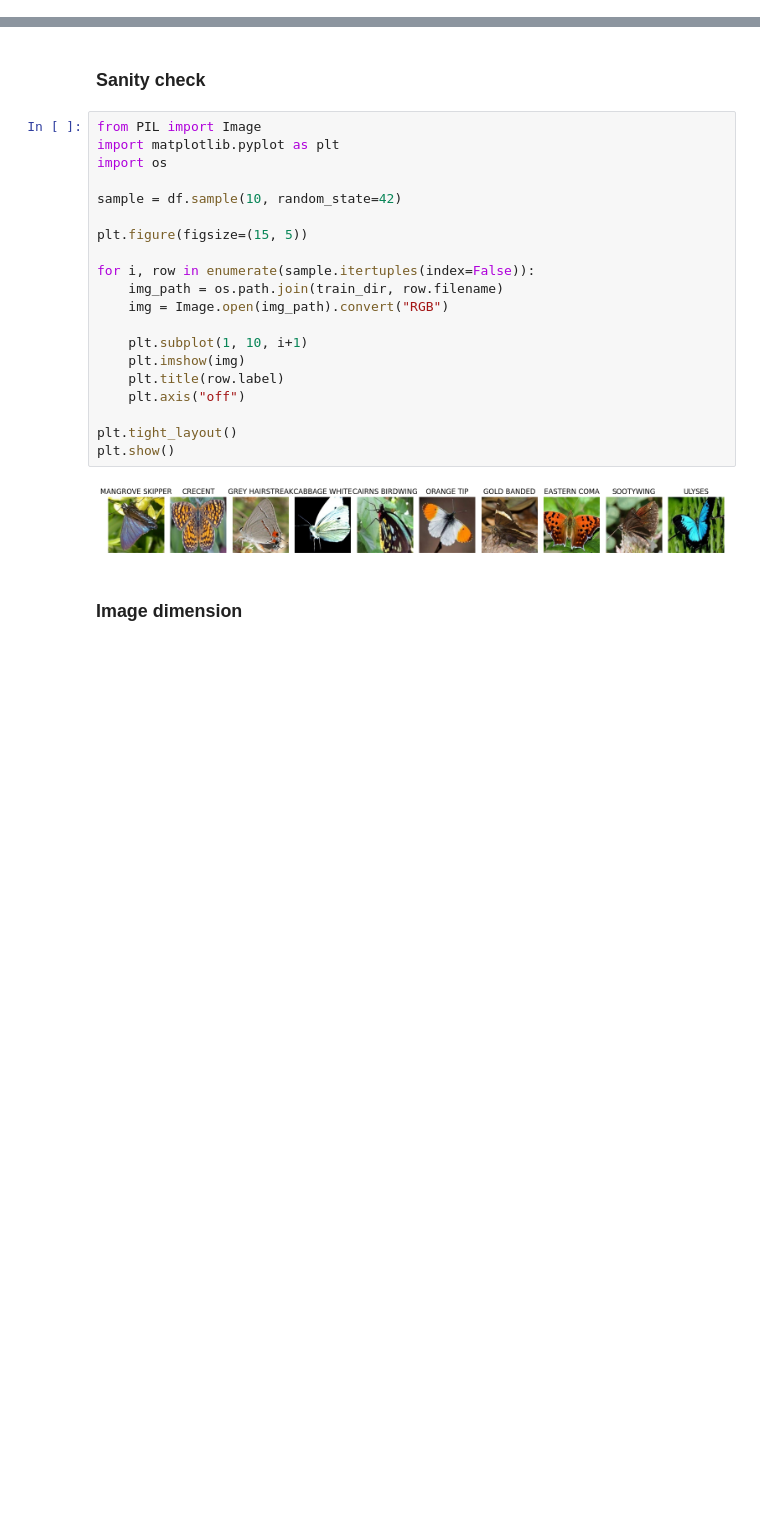
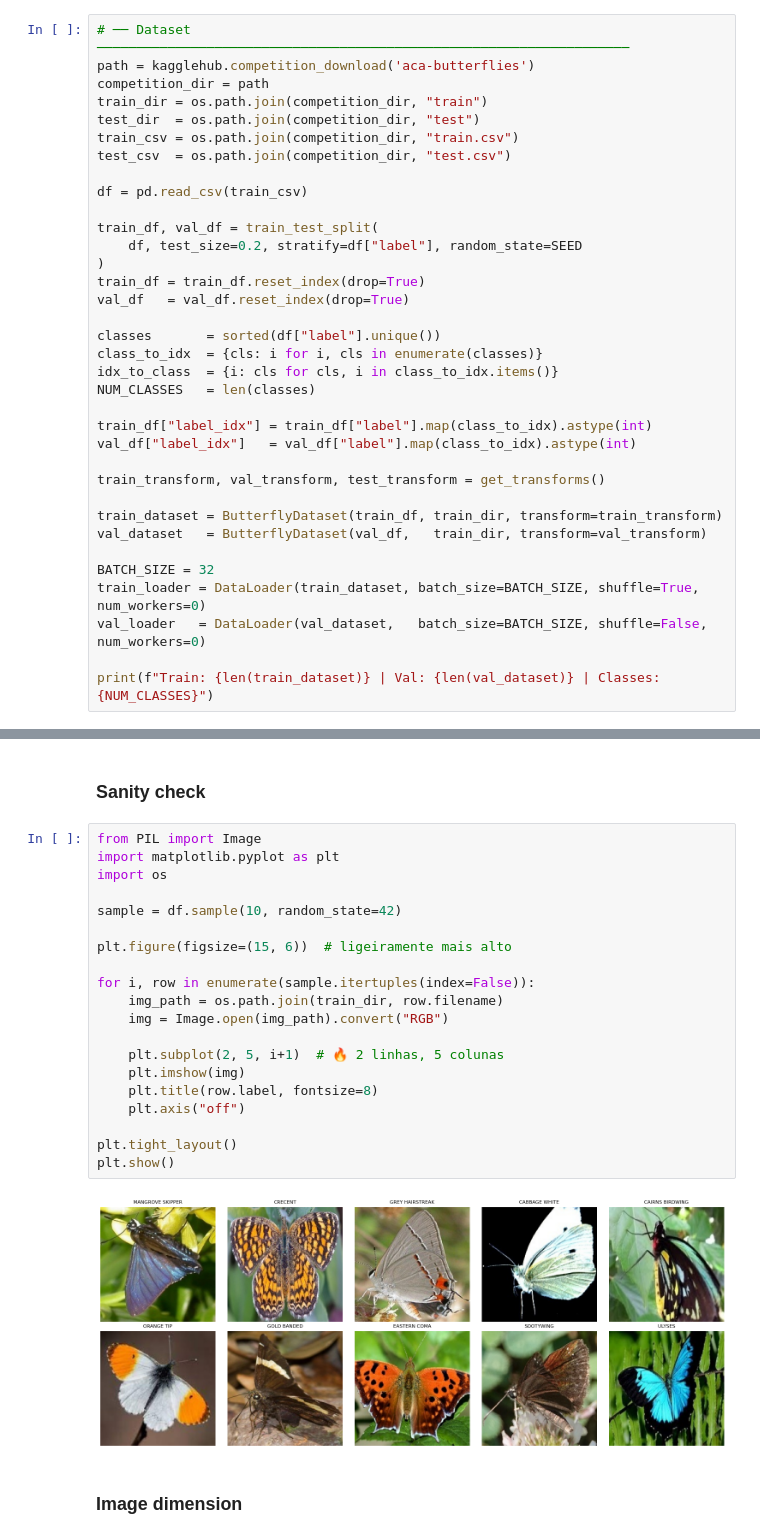
Before and after one commit to RitaDuarte222/ACA_project1, a Jupyter notebook: notebooks/01_data_exploration.ipynb, the cells around one changed output, grey strips where cells are left out. Drawn from its saved outputs; the diff is of its cells as text; blank space fills up the shorter version.

```diff
--- a/notebooks/01_data_exploration.ipynb
+++ b/notebooks/01_data_exploration.ipynb
@@ -17,0 +64,35 @@ np.random.seed(SEED)
+# %%
+# ── Dataset ────────────────────────────────────────────────────────────────────
+path = kagglehub.competition_download('aca-butterflies')
+competition_dir = path
+train_dir = os.path.join(competition_dir, "train")
+test_dir  = os.path.join(competition_dir, "test")
+train_csv = os.path.join(competition_dir, "train.csv")
+test_csv  = os.path.join(competition_dir, "test.csv")
+
+df = pd.read_csv(train_csv)
+
+train_df, val_df = train_test_split(
+    df, test_size=0.2, stratify=df["label"], random_state=SEED
+)
+train_df = train_df.reset_index(drop=True)
+val_df   = val_df.reset_index(drop=True)
+
+classes       = sorted(df["label"].unique())
+class_to_idx  = {cls: i for i, cls in enumerate(classes)}
+idx_to_class  = {i: cls for cls, i in class_to_idx.items()}
+NUM_CLASSES   = len(classes)
+
+train_df["label_idx"] = train_df["label"].map(class_to_idx).astype(int)
+val_df["label_idx"]   = val_df["label"].map(class_to_idx).astype(int)
+
+train_transform, val_transform, test_transform = get_transforms()
+
+train_dataset = ButterflyDataset(train_df, train_dir, transform=train_transform)
+val_dataset   = ButterflyDataset(val_df,   train_dir, transform=val_transform)
+
+BATCH_SIZE = 32
+train_loader = DataLoader(train_dataset, batch_size=BATCH_SIZE, shuffle=True,  num_workers=0)
+val_loader   = DataLoader(val_dataset,   batch_size=BATCH_SIZE, shuffle=False, num_workers=0)
+
+print(f"Train: {len(train_dataset)} | Val: {len(val_dataset)} | Classes: {NUM_CLASSES}")
@@ -125,25 +208,25 @@ Conclusão: Dataset apenas ligeiramente desbalanceado
 # %%
 from PIL import Image
 import matplotlib.pyplot as plt
 import os
 
 sample = df.sample(10, random_state=42)
 
-plt.figure(figsize=(15, 5))
+plt.figure(figsize=(15, 6))  # ligeiramente mais alto
 
 for i, row in enumerate(sample.itertuples(index=False)):
     img_path = os.path.join(train_dir, row.filename)
     img = Image.open(img_path).convert("RGB")
 
-    plt.subplot(1, 10, i+1)
+    plt.subplot(2, 5, i+1)  # 🔥 2 linhas, 5 colunas
     plt.imshow(img)
-    plt.title(row.label)
+    plt.title(row.label, fontsize=8)
     plt.axis("off")
 
 plt.tight_layout()
 plt.show()
 # %% [output]
-[figure, old version]
+[figure, new version]
 # %% [markdown]
 ### Image dimension
 # %%
```
Also changed, not shown: parts of 3 cells of this notebook, 33 other files.
